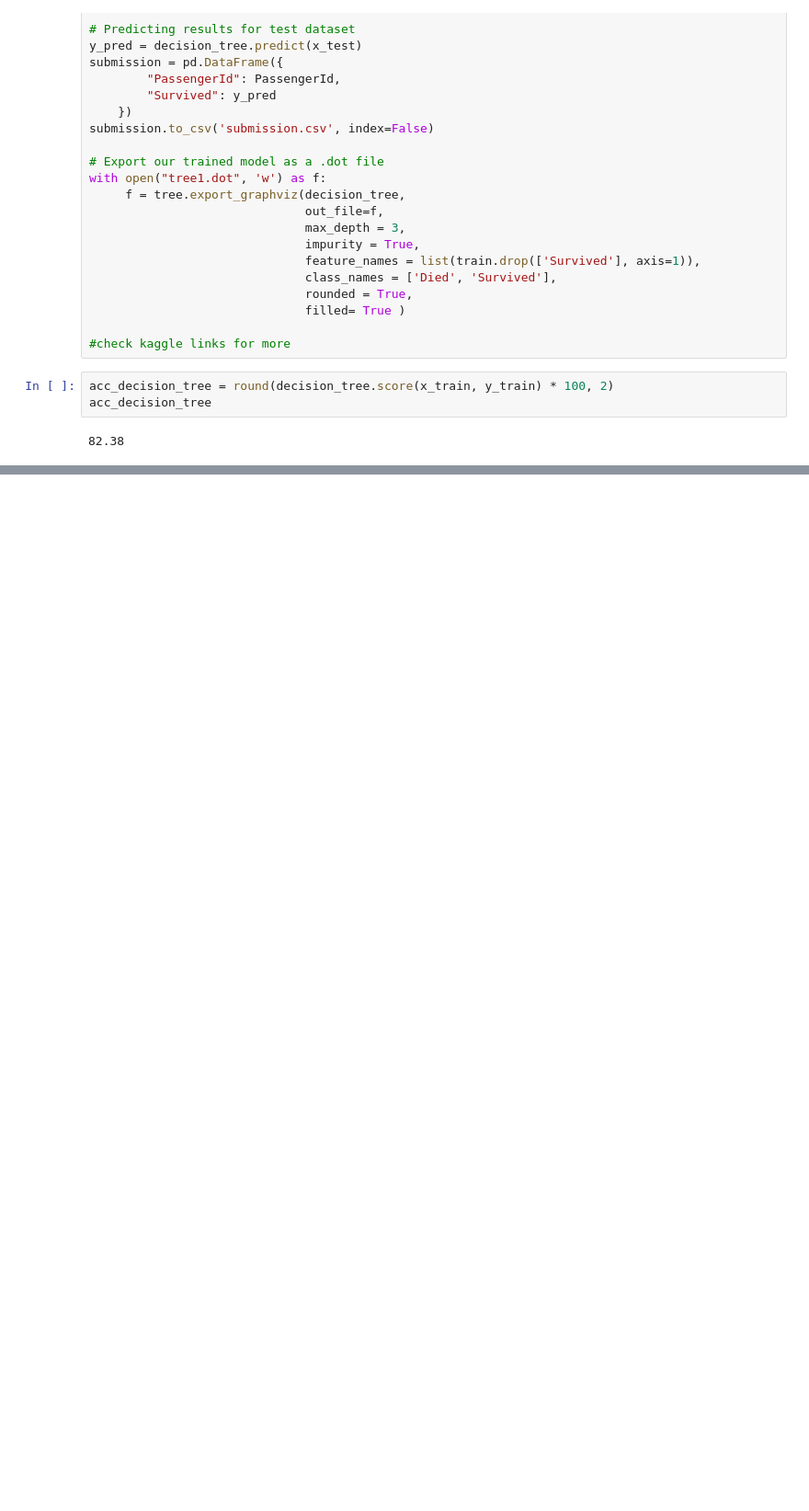
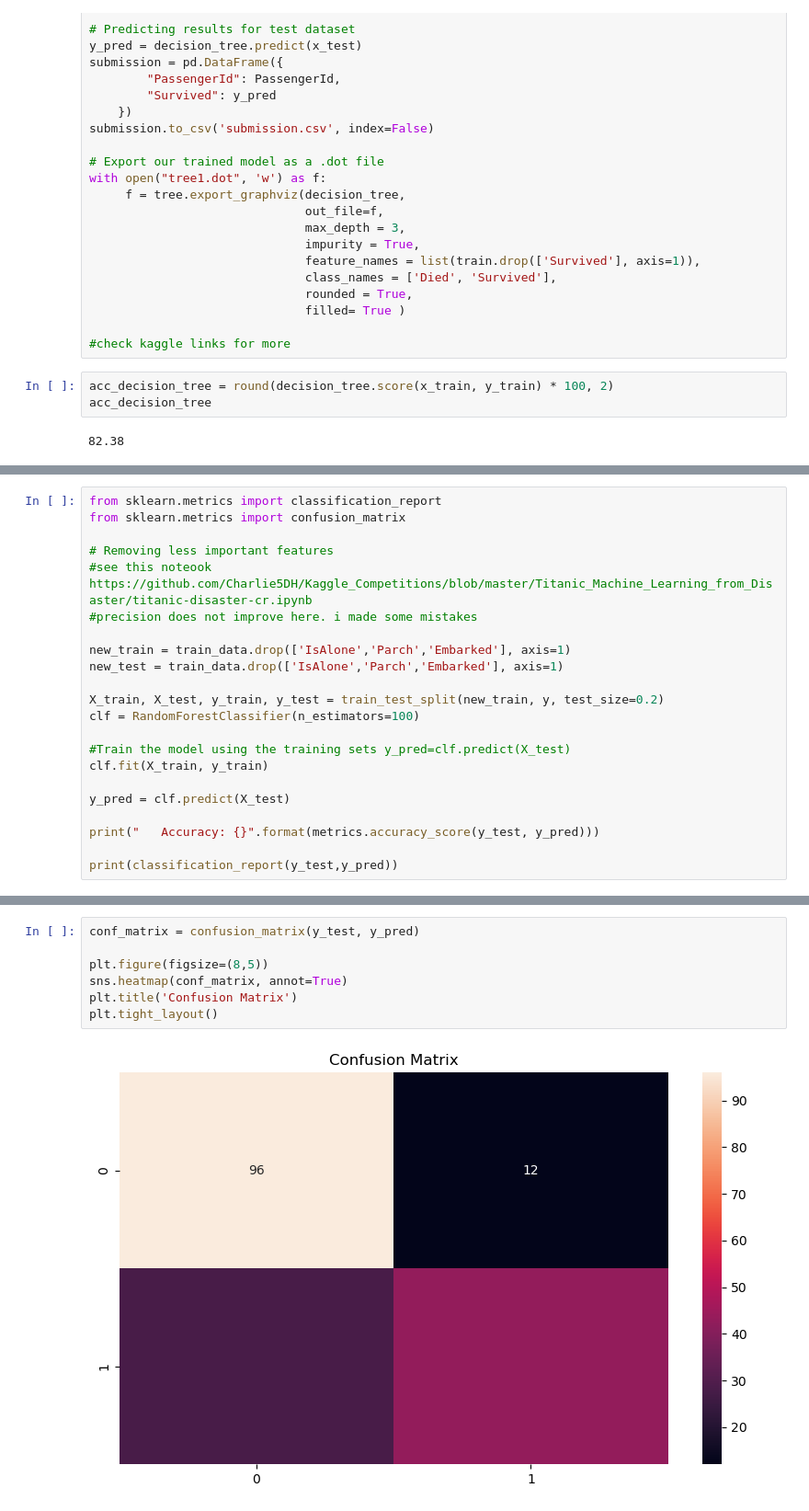
Before and after one commit to gianpaolof/decision_tree_titanic, a Jupyter notebook: First decision tree.ipynb, the cells around one changed output, grey strips where cells are left out. Shown at 92% size. Saved outputs shown, nothing was run; the diff lists cells and outputs as text; blank space fills up the shorter version.

```diff
--- a/First decision tree.ipynb
+++ b/First decision tree.ipynb
@@ -379,0 +579,22 @@ acc_decision_tree
+# %%
+from sklearn.metrics import classification_report
+from sklearn.metrics import confusion_matrix
+
+# Removing less important features
+#see this noteook https://github.com/Charlie5DH/Kaggle_Competitions/blob/master/Titanic_Machine_Learning_from_Disaster/titanic-disaster-cr.ipynb
+#precision does not improve here. i made some mistakes
+
+new_train = train_data.drop(['IsAlone','Parch','Embarked'], axis=1)
+new_test = train_data.drop(['IsAlone','Parch','Embarked'], axis=1)
+
+X_train, X_test, y_train, y_test = train_test_split(new_train, y, test_size=0.2)
+clf = RandomForestClassifier(n_estimators=100)
+
+#Train the model using the training sets y_pred=clf.predict(X_test)
+clf.fit(X_train, y_train)
+
+y_pred = clf.predict(X_test)
+
+print("   Accuracy: {}".format(metrics.accuracy_score(y_test, y_pred)))
+
+print(classification_report(y_test,y_pred))
@@ -379,0 +611,9 @@ acc_decision_tree
+# %%
+conf_matrix = confusion_matrix(y_test, y_pred)
+
+plt.figure(figsize=(8,5))
+sns.heatmap(conf_matrix, annot=True)
+plt.title('Confusion Matrix')
+plt.tight_layout()
+# %% [output]
+[figure, added]
```
Also changed, not shown: parts of 20 cells of this notebook.
